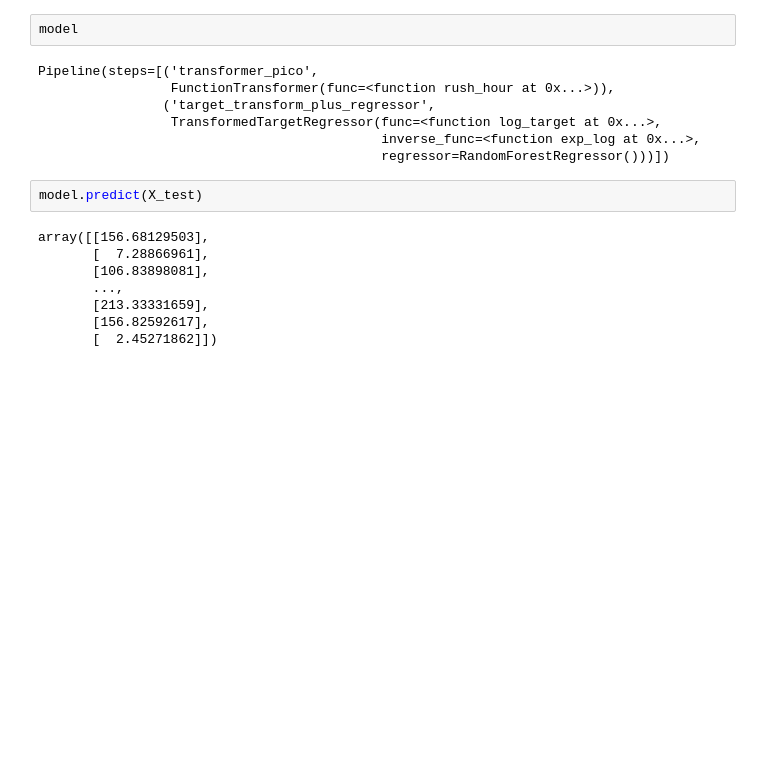
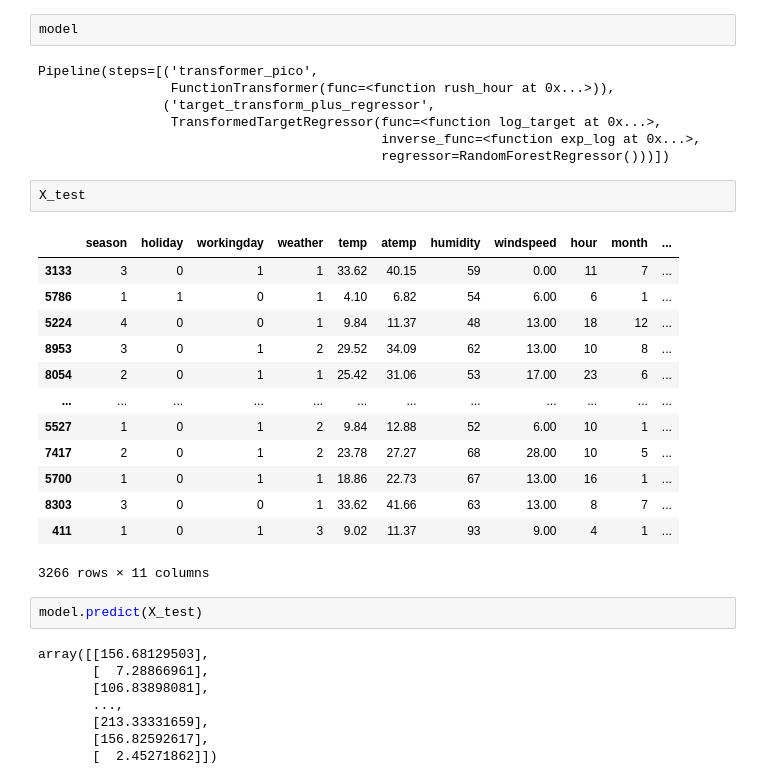
Before and after one commit to LuizFelipeMendes266/Bike-Sharing-With-MLflow-Flask-Streamlit, a Jupyter notebook: notebook/bike_sharing_notebook.ipynb, the cells around one changed output. Cells and saved outputs as stored; diff of their text form; blank space fills up the shorter version.

```diff
--- a/notebook/bike_sharing_notebook.ipynb
+++ b/notebook/bike_sharing_notebook.ipynb
@@ -452,6 +414,22 @@ Pipeline(steps=[('transformer_pico',
                  TransformedTargetRegressor(func=<function log_target at 0x...>,
                                             inverse_func=<function exp_log at 0x...>,
                                             regressor=RandomForestRegressor()))])
+# %%
+X_test
+# %% [output]
+|  | season | holiday | workingday | weather | temp | atemp | humidity | windspeed | hour | month | ... |
+| 3133 | 3 | 0 | 1 | 1 | 33.62 | 40.15 | 59 | 0.00 | 11 | 7 | ... |
+| 5786 | 1 | 1 | 0 | 1 | 4.10 | 6.82 | 54 | 6.00 | 6 | 1 | ... |
+| 5224 | 4 | 0 | 0 | 1 | 9.84 | 11.37 | 48 | 13.00 | 18 | 12 | ... |
+| 8953 | 3 | 0 | 1 | 2 | 29.52 | 34.09 | 62 | 13.00 | 10 | 8 | ... |
+| 8054 | 2 | 0 | 1 | 1 | 25.42 | 31.06 | 53 | 17.00 | 23 | 6 | ... |
+| ... | ... | ... | ... | ... | ... | ... | ... | ... | ... | ... | ... |
+| 5527 | 1 | 0 | 1 | 2 | 9.84 | 12.88 | 52 | 6.00 | 10 | 1 | ... |
+| 7417 | 2 | 0 | 1 | 2 | 23.78 | 27.27 | 68 | 28.00 | 10 | 5 | ... |
+| 5700 | 1 | 0 | 1 | 1 | 18.86 | 22.73 | 67 | 13.00 | 16 | 1 | ... |
+| 8303 | 3 | 0 | 0 | 1 | 33.62 | 41.66 | 63 | 13.00 | 8 | 7 | ... |
+| 411 | 1 | 0 | 1 | 3 | 9.02 | 11.37 | 93 | 9.00 | 4 | 1 | ... |
+3266 rows × 11 columns
 # %%
 model.predict(X_test)
 # %% [output]
```
Also changed, not shown: parts of 9 cells of this notebook.
